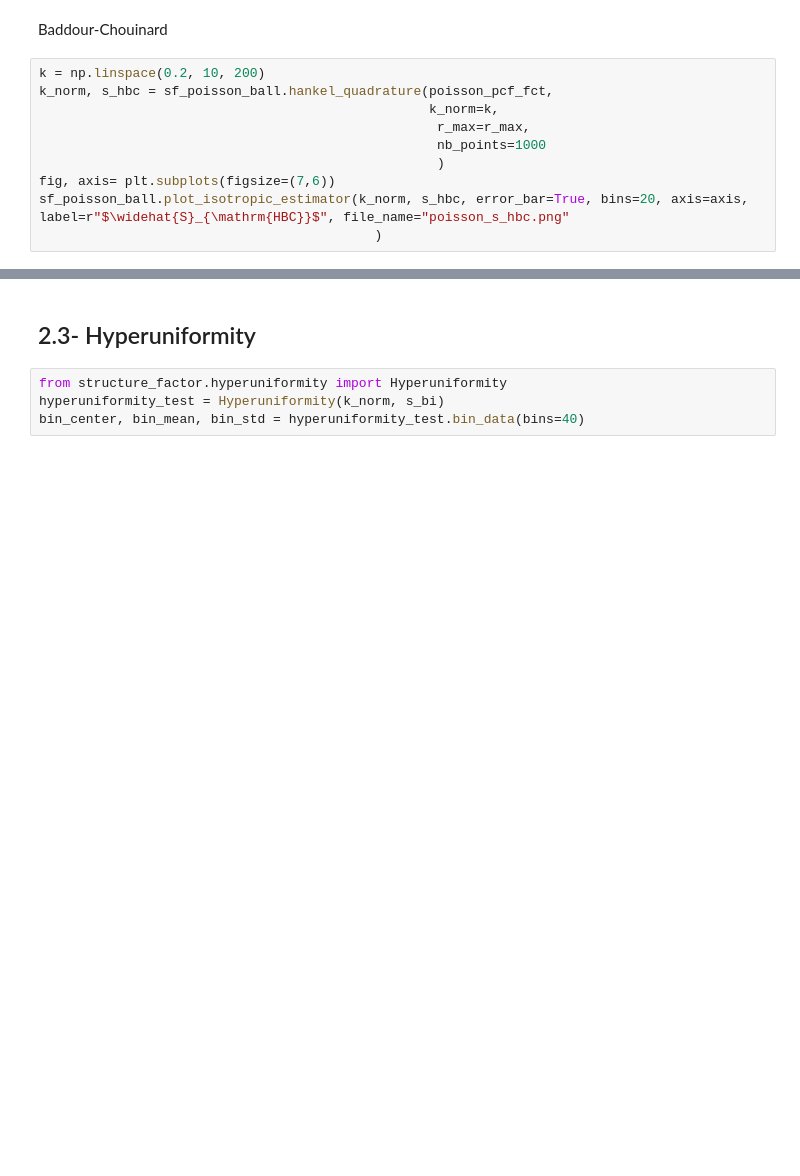
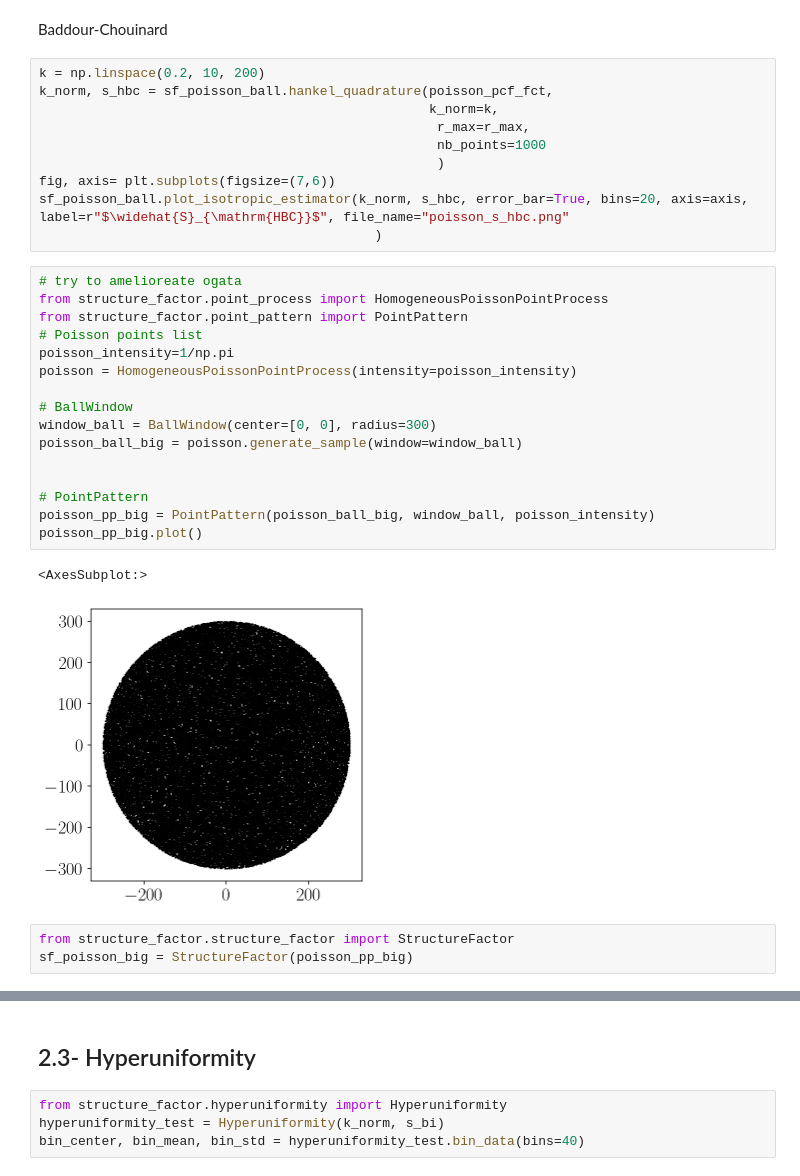
Before and after one commit to For-a-few-DPPs-more/structure-factor, a Jupyter notebook: notebooks/paper_notebook/new_paper_notebook.ipynb, the cells around one changed output, grey strips where cells are left out. Drawn from its saved outputs; the diff is of its cells as text; blank space fills up the shorter version.

```diff
--- a/notebooks/paper_notebook/new_paper_notebook.ipynb
+++ b/notebooks/paper_notebook/new_paper_notebook.ipynb
@@ -647,3 +675,25 @@ k_norm, s_hbc = sf_poisson_ball.hankel_quadrature(poisson_pcf_fct,
 fig, axis= plt.subplots(figsize=(7,6))
 sf_poisson_ball.plot_isotropic_estimator(k_norm, s_hbc, error_bar=True, bins=20, axis=axis, label=r"$\widehat{S}_{\mathrm{HBC}}$", file_name="poisson_s_hbc.png"
                                            )
+# %%
+# try to amelioreate ogata
+from structure_factor.point_process import HomogeneousPoissonPointProcess
+from structure_factor.point_pattern import PointPattern
+# Poisson points list
+poisson_intensity=1/np.pi
+poisson = HomogeneousPoissonPointProcess(intensity=poisson_intensity)
+
+# BallWindow
+window_ball = BallWindow(center=[0, 0], radius=300)
+poisson_ball_big = poisson.generate_sample(window=window_ball)
+
+
+# PointPattern
+poisson_pp_big = PointPattern(poisson_ball_big, window_ball, poisson_intensity)
+poisson_pp_big.plot()
+# %% [output]
+<AxesSubplot:>
+[figure, added]
+# %%
+from structure_factor.structure_factor import StructureFactor
+sf_poisson_big = StructureFactor(poisson_pp_big)
```
Also changed, not shown: parts of 19 cells of this notebook.
